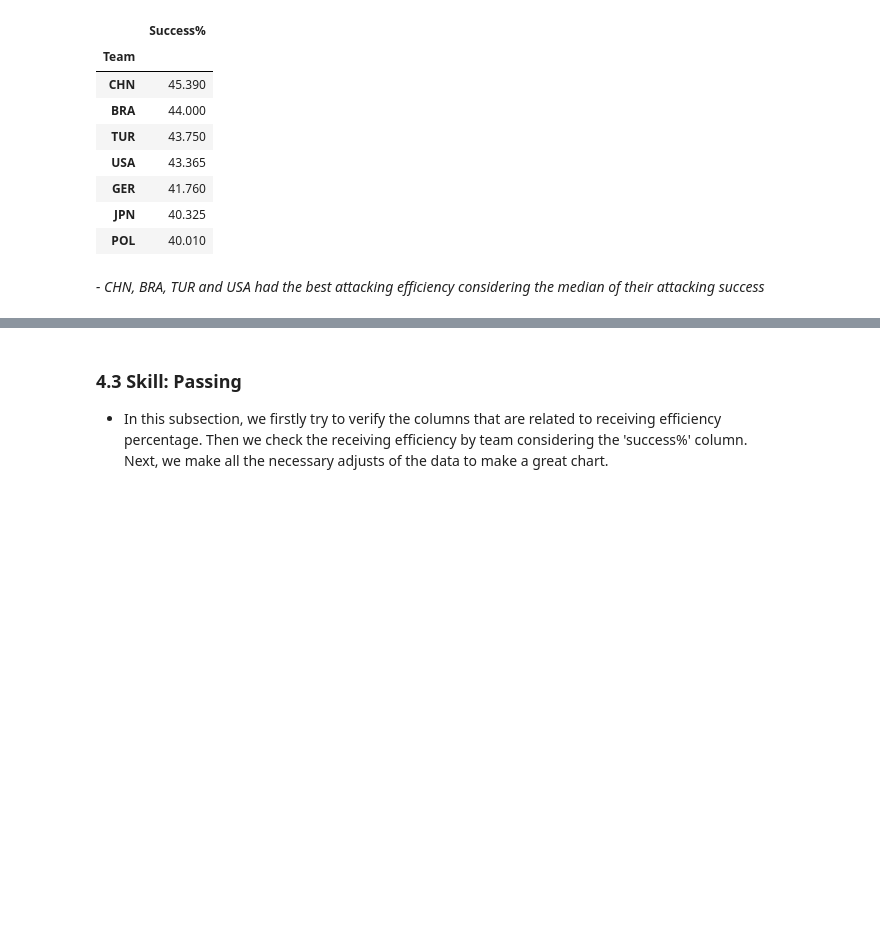
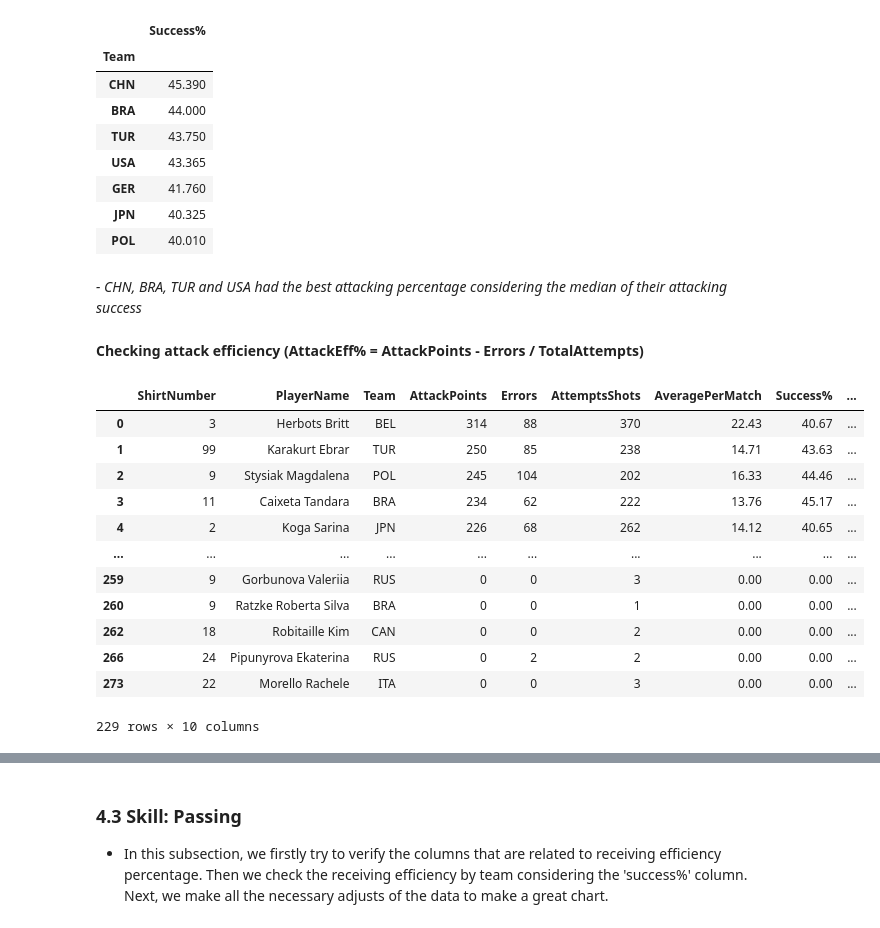
Before and after one commit to ThaisGabriele/DataAnalysisProjects, a Jupyter notebook: Analysing_VNL2021/vnl2021.ipynb, the cells around one changed output, grey strips where cells are left out. Cells and saved outputs as stored; diff of their text form; code cells hidden in the pictures; blank space fills up the shorter version.

```diff
--- a/Analysing_VNL2021/vnl2021.ipynb
+++ b/Analysing_VNL2021/vnl2021.ipynb
@@ -450,4 +476,6 @@ attack_median = attack_success.groupby('Team').median()
 | JPN | 40.325 |
 | POL | 40.010 |
 # %% [markdown]
-*- CHN, BRA, TUR and USA had the best attacking efficiency considering the median of their attacking success*
+*- CHN, BRA, TUR and USA had the best attacking percentage considering the median of their attacking success*
+# %% [markdown]
+**Checking attack efficiency (AttackEff% = AttackPoints - Errors / TotalAttempts)**
@@ -453,0 +485,16 @@ attack_median = attack_success.groupby('Team').median()
+# %%
+attackers
+# %% [output]
+|  | ShirtNumber | PlayerName | Team | AttackPoints | Errors | AttemptsShots | AveragePerMatch | Success% | ... |
+| 0 | 3 | Herbots Britt | BEL | 314 | 88 | 370 | 22.43 | 40.67 | ... |
+| 1 | 99 | Karakurt Ebrar | TUR | 250 | 85 | 238 | 14.71 | 43.63 | ... |
+| 2 | 9 | Stysiak Magdalena | POL | 245 | 104 | 202 | 16.33 | 44.46 | ... |
+| 3 | 11 | Caixeta Tandara | BRA | 234 | 62 | 222 | 13.76 | 45.17 | ... |
+| 4 | 2 | Koga Sarina | JPN | 226 | 68 | 262 | 14.12 | 40.65 | ... |
+| ... | ... | ... | ... | ... | ... | ... | ... | ... | ... |
+| 259 | 9 | Gorbunova Valeriia | RUS | 0 | 0 | 3 | 0.00 | 0.00 | ... |
+| 260 | 9 | Ratzke Roberta Silva | BRA | 0 | 0 | 1 | 0.00 | 0.00 | ... |
+| 262 | 18 | Robitaille Kim | CAN | 0 | 0 | 2 | 0.00 | 0.00 | ... |
+| 266 | 24 | Pipunyrova Ekaterina | RUS | 0 | 2 | 2 | 0.00 | 0.00 | ... |
+| 273 | 22 | Morello Rachele | ITA | 0 | 0 | 3 | 0.00 | 0.00 | ... |
+229 rows × 10 columns
```
Also changed, not shown: parts of 17 cells of this notebook.
